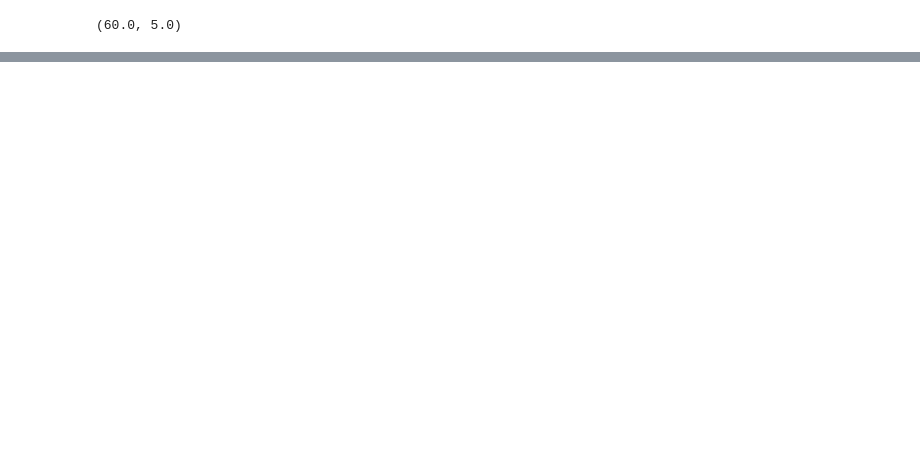
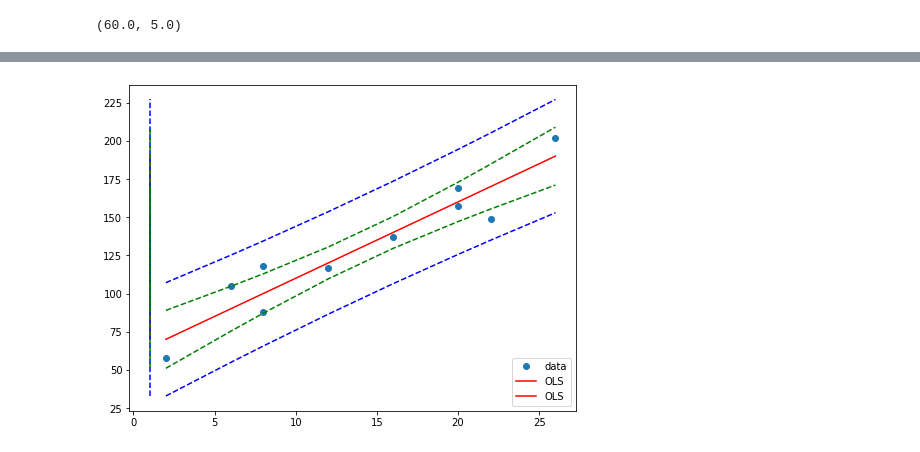
Before and after one commit to shallabhkhera/NPTEL-Data-Analytics-with-Python, a Jupyter notebook: Week7.ipynb, the cells around one changed output, grey strips where cells are left out. Cells and saved outputs as stored; diff of their text form; code cells hidden in the pictures; blank space fills up the shorter version.

```diff
--- a/Week7.ipynb
+++ b/Week7.ipynb
@@ -72,3 +77,11 @@ reg.fit(x,y)
 reg.intercept_[0], reg.coef_[0][0]
 # %% [output]
 (60.0, 5.0)
+# %%
+from statsmodels.stats.outliers_influence import summary_table
+
+st, data1, ss2 = summary_table(result1, alpha=.05)
+fittedvalues=data1[:,2]
+predict_mean_se = data1[:,3]
+predict_mean_ci_low, predict_mean_ci_upp = data1[:, 4:6].T
+predict_ci_low, predict_ci_upp = data1[:, 6:8].T
@@ -74,0 +112,13 @@ reg.intercept_[0], reg.coef_[0][0]
+# %%
+X = s.add_constant(x)
+fig, ax = plt.subplots(figsize=(8,6))
+ax.plot(x, y, 'o', label="data")
+ax.plot(X, fittedvalues, 'r-', label="OLS")
+ax.plot(X, predict_ci_low, 'b--')
+ax.plot(X, predict_ci_upp, 'b--')
+ax.plot(X, predict_mean_ci_low, 'g--')
+ax.plot(X, predict_mean_ci_upp, 'g--')
+ax.legend(loc='best')
+plt.show()
+# %% [output]
+[figure, added]
```
Also changed, not shown: parts of 5 cells of this notebook.
